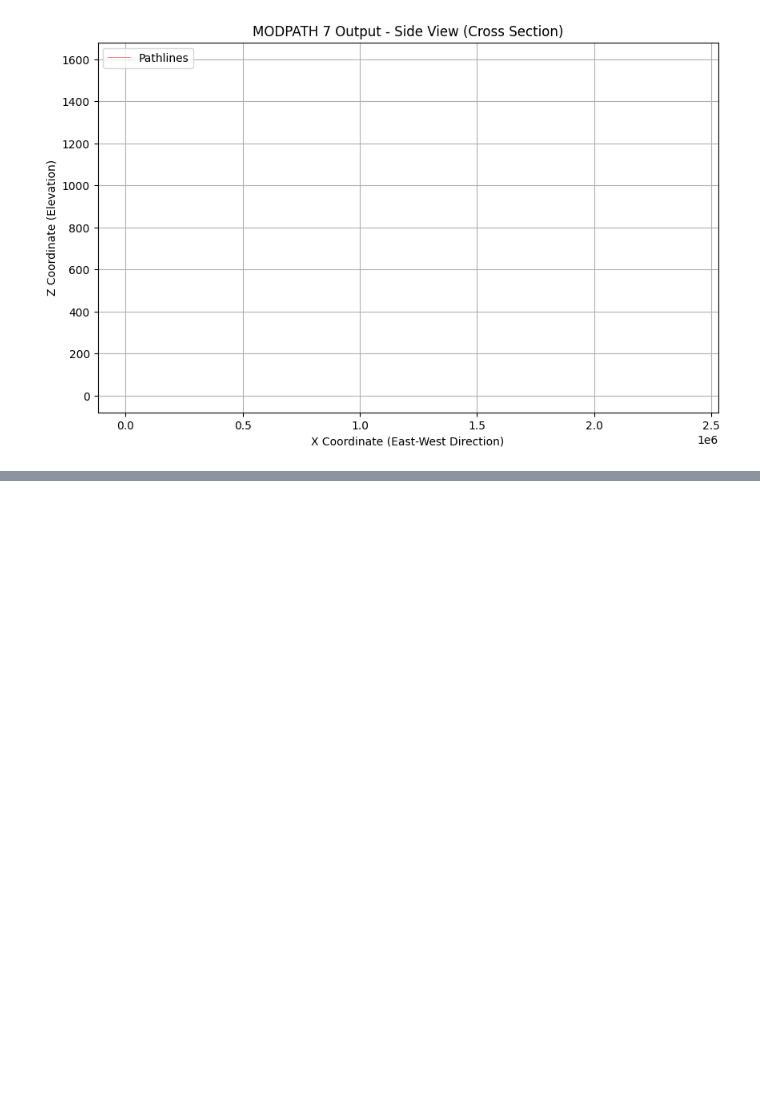
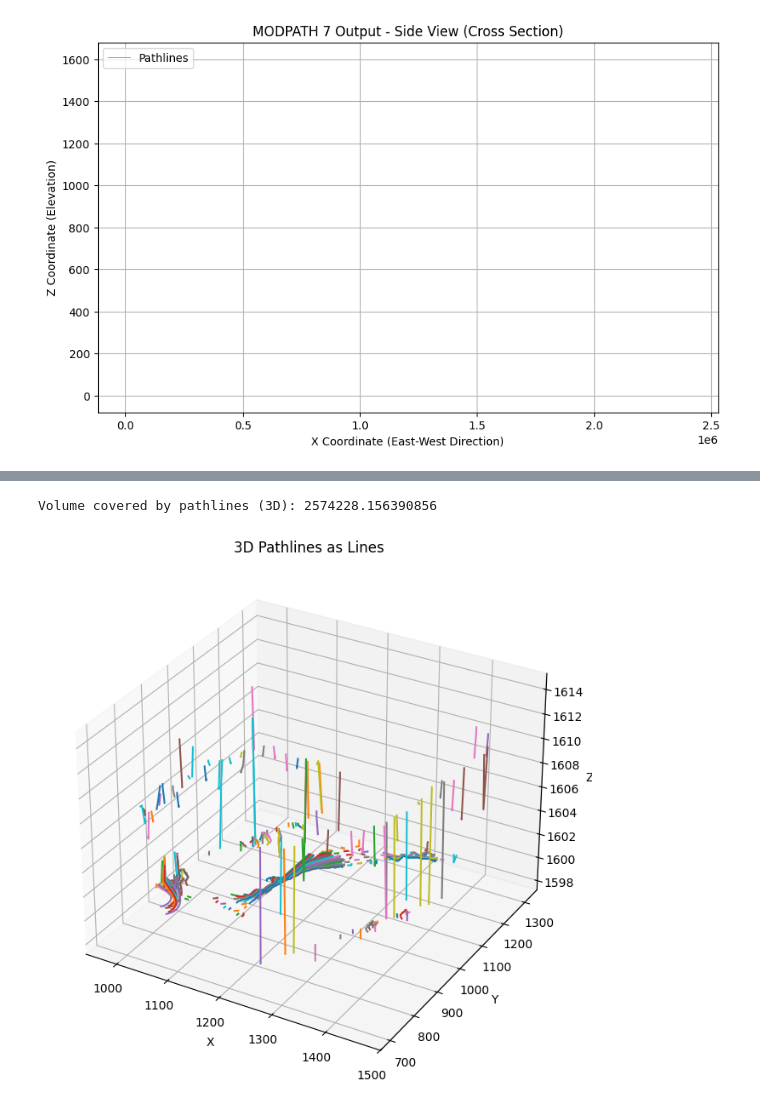
Before and after one commit to USACE-WRISES/HyporheicFloPy, a Jupyter notebook: VQuintana/Particle_plotting_test.ipynb, the cells around one changed output, grey strips where cells are left out. Cells and saved outputs as stored; diff of their text form; code cells hidden in the pictures; blank space fills up the shorter version.

```diff
--- a/VQuintana/Particle_plotting_test.ipynb
+++ b/VQuintana/Particle_plotting_test.ipynb
@@ -347,0 +325,41 @@ Residence Times: Min = 0.0, Max = 5385.2978515625
+# %%
+# Convert coordinates to NumPy array (3D)
+points_3d = coordinates[['x', 'y', 'z']].to_numpy()
+
+# Calculate Convex Hull
+hull_3d = ConvexHull(points_3d)
+
+# Volume of the convex hull
+print("Volume covered by pathlines (3D):", hull_3d.volume)
+
+from mpl_toolkits.mplot3d import Axes3D
+
+# Group pathline data by 'particleid'
+grouped_pathlines = filtered_pathlines_df.groupby('particleid')
+
+# Initialize 3D plot
+fig = plt.figure(figsize=(12, 8))
+ax = fig.add_subplot(111, projection='3d')
+
+# Plot pathlines as lines
+for particle_id, group in grouped_pathlines:
+    # Sort the group by 'time' or 'sequencenumber' to ensure correct line ordering
+    group = group.sort_values(by='time')  # or 'sequencenumber'
+
+    # Extract x, y, z coordinates
+    x = group['x'].to_numpy()
+    y = group['y'].to_numpy()
+    z = group['z'].to_numpy()
+
+    # Plot the line for this particle
+    ax.plot(x, y, z, label=f"Particle {particle_id}" if particle_id < 5 else "")  # Label only first few particles for clarity
+
+# Add labels, title, and legend
+ax.set_title("3D Pathlines as Lines")
+ax.set_xlabel("X")
+ax.set_ylabel("Y")
+ax.set_zlabel("Z")
+plt.show()
+# %% [output]
+Volume covered by pathlines (3D): 2574228.156390856
+[figure, added]
```
Also changed, not shown: parts of 5 cells of this notebook.
